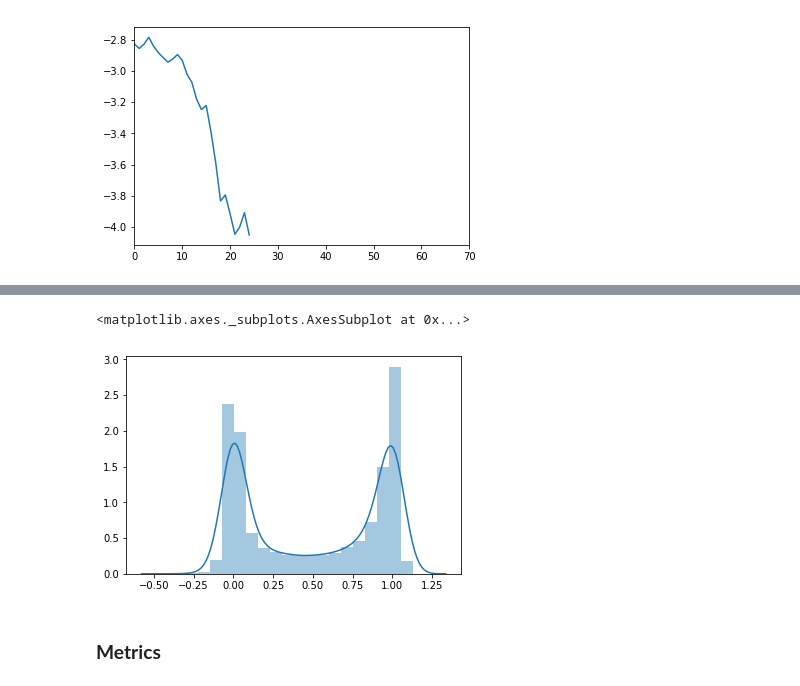
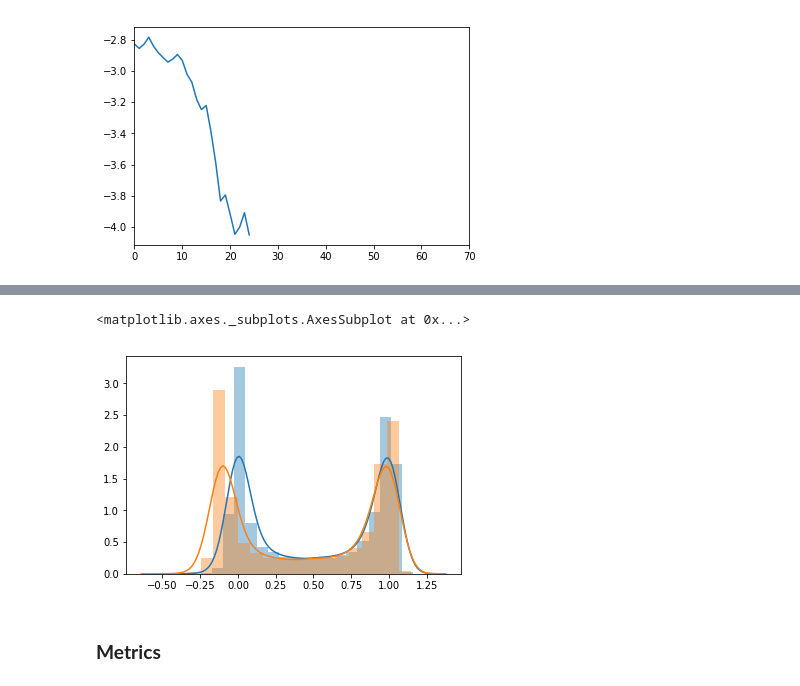
Before and after one commit to ofivite/MISP2019, a Jupyter notebook: school_preliminary_studies.ipynb, the cells around one changed output, grey strips where cells are left out. Cells and saved outputs as stored; diff of their text form; code cells hidden in the pictures.

```diff
--- a/school_preliminary_studies.ipynb
+++ b/school_preliminary_studies.ipynb
@@ -68,6 +68,7 @@ Populating the interactive namespace from numpy and matplotlib
 MC   = pd.read_pickle('MC_pair_dR_psi_renamed.pkl')
 # data    = pd.read_pickle('data_B0_e3de87.pkl')
 data    = pd.read_pickle('data_B0_e3de87_nB_4000.pkl')
+data = data.set_index([pd.Series(range(data.shape[0]))]) # removing str labels
 
 MC_vars = ["dR_mu1", "dR_mu2", "dR_pi1", "dR_pi2", "dR_K1", "dR_K2",
            "dR_mu1_vv", "dR_mu2_vv", "dR_pi1_vv", "dR_pi2_vv", "dR_K1_vv", "dR_K2_vv",
@@ -493,11 +494,12 @@ init_prediction_train = init_lgb_booster.predict(X_train)
 init_prediction_test = init_lgb_booster.predict(X_test)
 init_prediction_val = init_lgb_booster.predict(X_val)
 # init_prediction_lgb = init_lgb_booster.predict(predict_data)
-# %%
-sns.distplot(init_prediction_val)
-# %% [output]
-<matplotlib.axes._subplots.AxesSubplot at 0x...>
-[figure, removed]
+# %%
+sns.distplot(init_prediction_test)
+sns.distplot(prediction_test)
+# %% [output]
+<matplotlib.axes._subplots.AxesSubplot at 0x...>
+[figure, added]
 # %% [markdown]
 ### **Metrics**
 # %%
```
Also changed, not shown: parts of 18 cells of this notebook.
